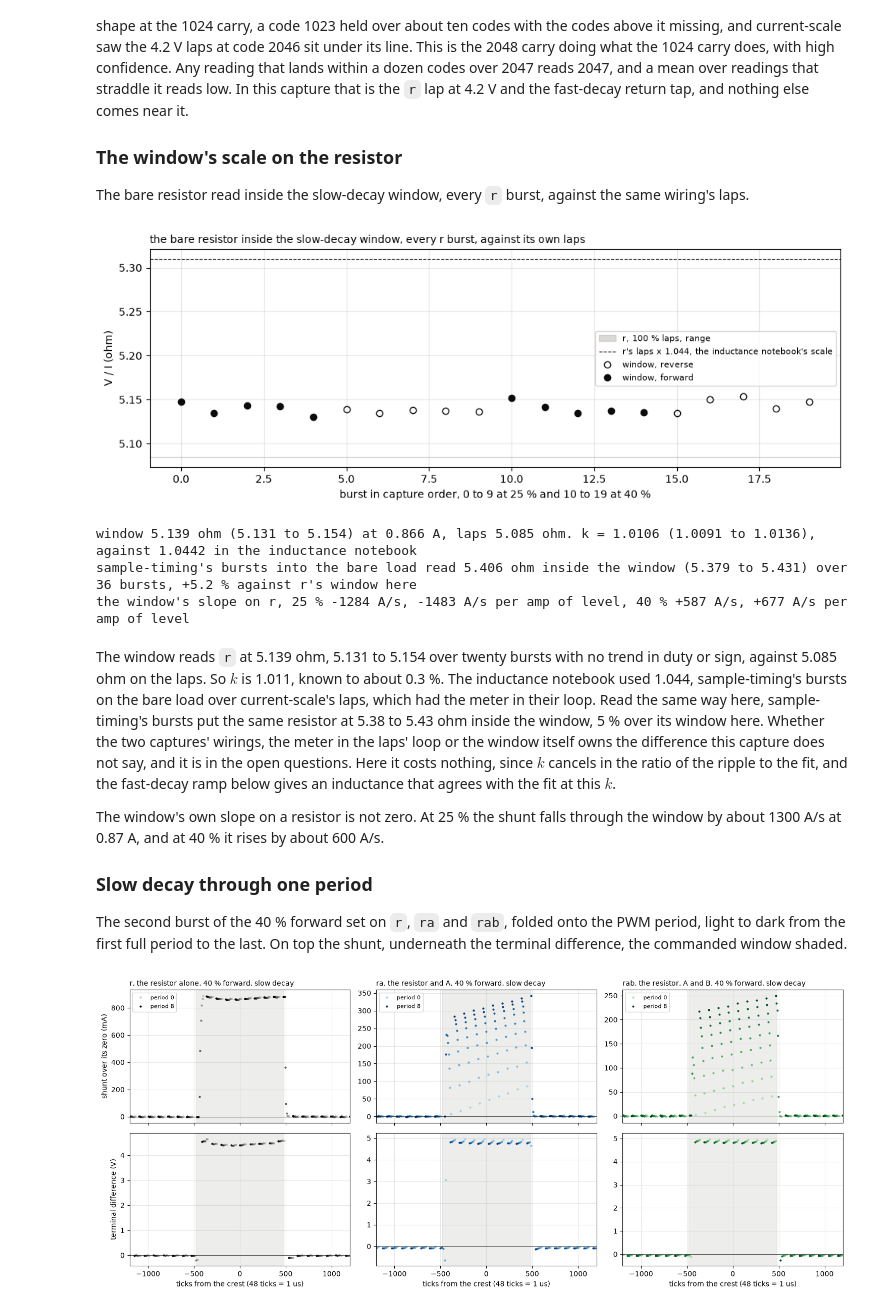
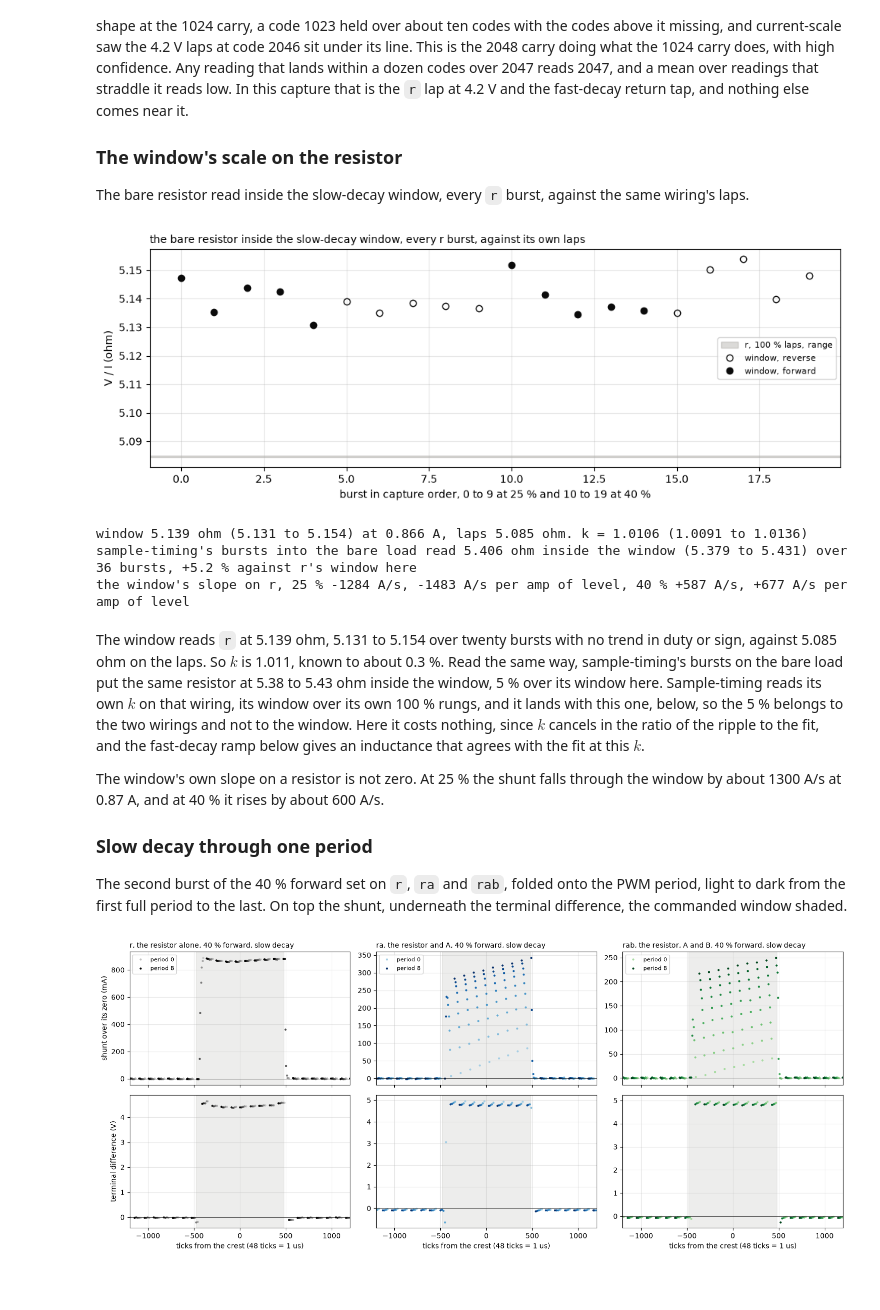
Before and after one commit to OpenServoCore/notebooks, a Jupyter notebook: stages/1-board/bridge-states/bridge-states.ipynb, the cells around one changed output. Saved outputs shown, nothing was run; the diff lists cells and outputs as text; code cells hidden in the pictures; blank space fills up the shorter version.

```diff
--- a/stages/1-board/bridge-states/bridge-states.ipynb
+++ b/stages/1-board/bridge-states/bridge-states.ipynb
@@ -438,42 +443,40 @@ rows = []
 for _, e in SLOW[SLOW["wiring"] == "r"].iterrows():
     P = periods(e["df"], e["sign"]).iloc[1:]
     rows.append({"pct": e["pct"], "sign": e["sign"], "k": e["k"], "r_ohm": P["v_on_v"].median() / P["i_a"].median(),
                  "i_a": P["i_a"].median(), "v_on_v": P["v_on_v"].median(), "slope_a_per_s": P["slope_a_per_s"].median()})
 RW = pd.DataFrame(rows)
 K = RW["r_ohm"].median() / R_DC["r"]                                   # the window's scale over r's own 100 % laps in this capture
 K_LO, K_HI = RW["r_ohm"].min() / R_DC["r"], RW["r_ohm"].max() / R_DC["r"]
-K_MOTOR = IND["window_scale"]["value"]                                  # the scale the inductance notebook used, from sample-timing's bursts
 # sample-timing's bursts into the bare load, read the same way, 15 % and up as the inductance notebook reads them
 ST_BURSTS = (Path("../../../telemetry") / BOARD.key / "sample-timing" / "capture-1").resolve()
 st = []
 for folder in ("bursts", "bursts-1s"):
     for df_s in bu.load(ST_BURSTS / folder):
         m_s = bu.meta(df_s)
         if abs(m_s["step_q15"]) * 100 / 32768 >= 14.5:
             P = periods(df_s, 1 if m_s["step_q15"] > 0 else -1).iloc[1:]
             st.append(P["v_on_v"].median() / P["i_a"].median())
 
 fig, ax = plt.subplots(figsize=(10, 3.8))
 ax.axhspan(R_DC_LO["r"], R_DC_HI["r"], color=MUTED, alpha=0.3, label="r, 100 % laps, range")
-ax.axhline(R_DC["r"] * K_MOTOR, color=INK, lw=0.8, ls="--", label=f"r's laps x {K_MOTOR:.3f}, the inductance notebook's scale")
 for (pct, sgn), g in RW.groupby(["pct", "sign"]):
     ax.plot(g["k"], g["r_ohm"], "o", ms=6, color=INK, mfc=INK if sgn > 0 else "none", ls="none", label=f"window, {'forward' if sgn > 0 else 'reverse'}" if pct == 25 else None)
 ax.set_xlabel("burst in capture order, 0 to 9 at 25 % and 10 to 19 at 40 %"); ax.set_ylabel("V / I (ohm)"); ax.grid(alpha=0.3); ax.legend(fontsize=8, loc="center right")
 ax.set_title("the bare resistor inside the slow-decay window, every r burst, against its own laps", loc="left", fontsize=10)
 plt.tight_layout(); plt.show()
 print(f"window {RW['r_ohm'].median():.3f} ohm ({RW['r_ohm'].min():.3f} to {RW['r_ohm'].max():.3f}) at {RW['i_a'].median():.3f} A, laps {R_DC['r']:.3f} ohm. "
-      f"k = {K:.4f} ({K_LO:.4f} to {K_HI:.4f}), against {K_MOTOR:.4f} in the inductance notebook")
+      f"k = {K:.4f} ({K_LO:.4f} to {K_HI:.4f})")
 print(f"sample-timing's bursts into the bare load read {np.median(st):.3f} ohm inside the window ({min(st):.3f} to {max(st):.3f}) over {len(st)} bursts, "
       f"{(np.median(st) / RW['r_ohm'].median() - 1) * 100:+.1f} % against r's window here")
 print("the window's slope on r, " + ", ".join(f"{p} % {g['slope_a_per_s'].median():+.0f} A/s, {g['slope_a_per_s'].median() / g['i_a'].median():+.0f} A/s per amp of level"
                                               for p, g in RW.groupby("pct")))
 # %% [output]
-[figure, old version]
+[figure, new version]
-window 5.139 ohm (5.131 to 5.154) at 0.866 A, laps 5.085 ohm. k = 1.0106 (1.0091 to 1.0136), against 1.0442 in the inductance notebook
+window 5.139 ohm (5.131 to 5.154) at 0.866 A, laps 5.085 ohm. k = 1.0106 (1.0091 to 1.0136)
 sample-timing's bursts into the bare load read 5.406 ohm inside the window (5.379 to 5.431) over 36 bursts, +5.2 % against r's window here
 the window's slope on r, 25 % -1284 A/s, -1483 A/s per amp of level, 40 % +587 A/s, +677 A/s per amp of level
 # %% [markdown]
-The window reads `r` at 5.139 ohm, 5.131 to 5.154 over twenty bursts with no trend in duty or sign, against 5.085 ohm on the laps. So $k$ is 1.011, known to about 0.3 %. The inductance notebook used 1.044, sample-timing's bursts on the bare load over current-scale's laps, which had the meter in their loop. Read the same way here, sample-timing's bursts put the same resistor at 5.38 to 5.43 ohm inside the window, 5 % over its window here. Whether the two captures' wirings, the meter in the laps' loop or the window itself owns the difference this capture does not say, and it is in the open questions. Here it costs nothing, since $k$ cancels in the ratio of the ripple to the fit, and the fast-decay ramp below gives an inductance that agrees with the fit at this $k$.
+The window reads `r` at 5.139 ohm, 5.131 to 5.154 over twenty bursts with no trend in duty or sign, against 5.085 ohm on the laps. So $k$ is 1.011, known to about 0.3 %. Read the same way, sample-timing's bursts on the bare load put the same resistor at 5.38 to 5.43 ohm inside the window, 5 % over its window here. Sample-timing reads its own $k$ on that wiring, its window over its own 100 % rungs, and it lands with this one, below, so the 5 % belongs to the two wirings and not to the window. Here it costs nothing, since $k$ cancels in the ratio of the ripple to the fit, and the fast-decay ramp below gives an inductance that agrees with the fit at this $k$.
 
 The window's own slope on a resistor is not zero. At 25 % the shunt falls through the window by about 1300 A/s at 0.87 A, and at 40 % it rises by about 600 A/s.
 
```
Also changed, not shown: parts of 23 cells of this notebook, 3 other files.
